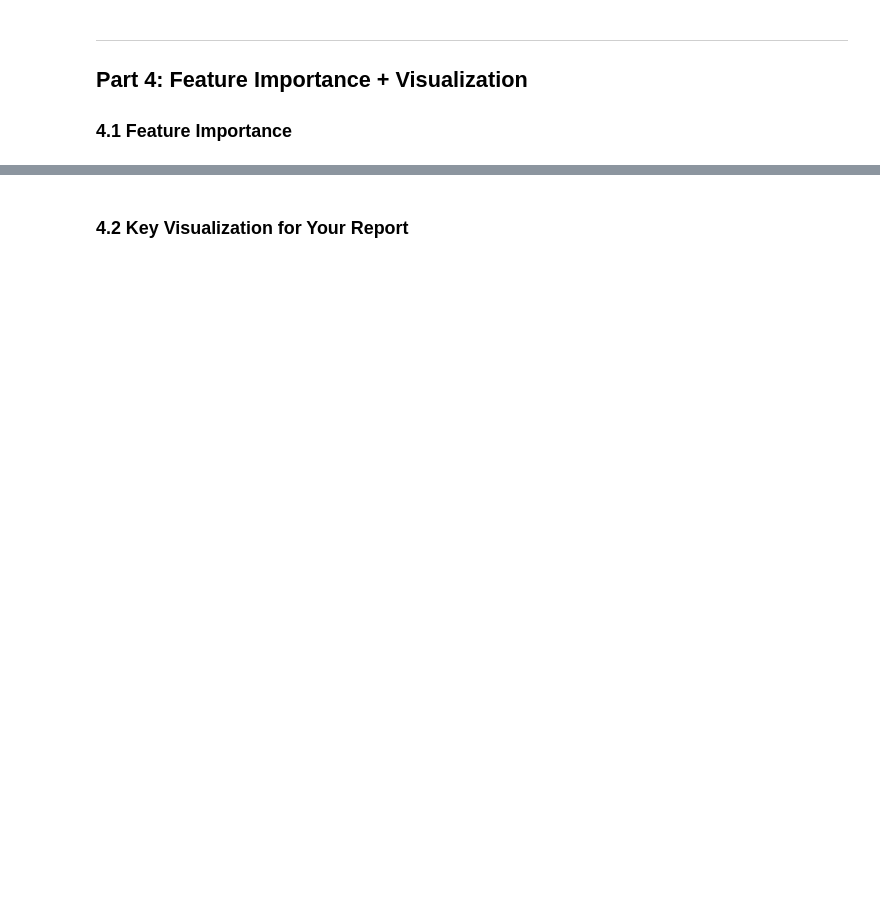
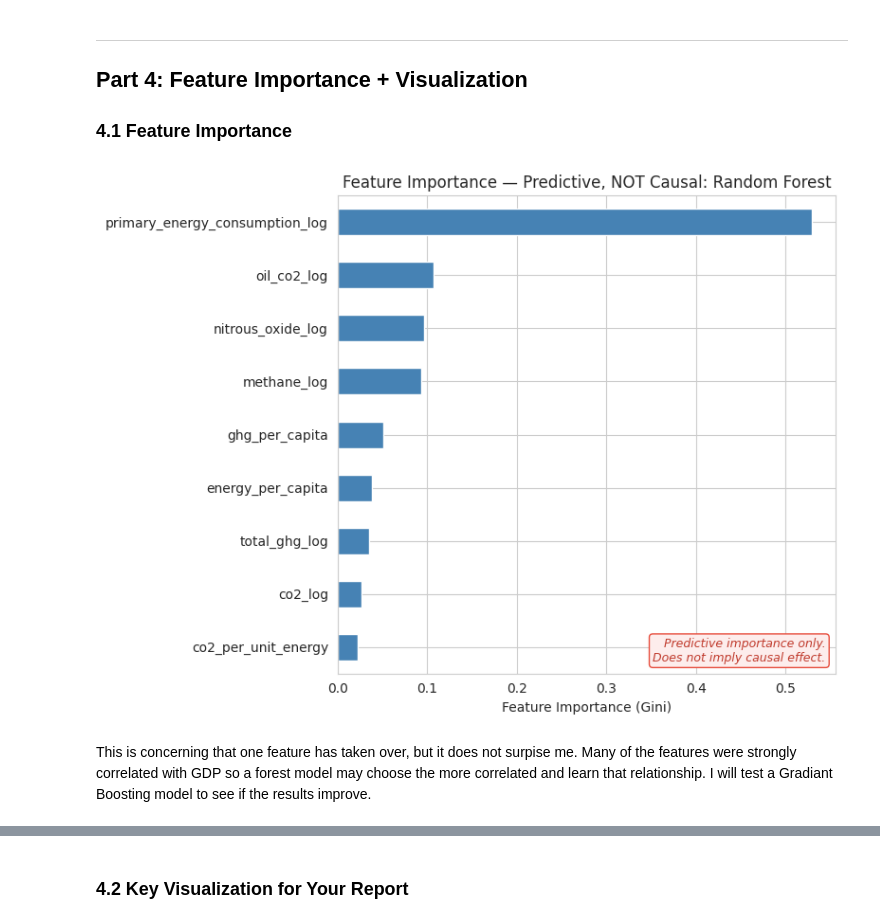
Before and after one commit to aydanali/ECON3916-Stats-and-ML, a Jupyter notebook: FinalProject/3916_final_project_starter.ipynb, the cells around one changed output, grey strips where cells are left out. Cells and saved outputs as stored; diff of their text form; code cells hidden in the pictures; blank space fills up the shorter version.

```diff
--- a/FinalProject/3916_final_project_starter.ipynb
+++ b/FinalProject/3916_final_project_starter.ipynb
@@ -331,9 +827,9 @@ Test:  10083 samples
 from sklearn.linear_model import LinearRegression
 
 model_1 = LinearRegression()
-model_1.fit(X_train, y_train)
+model_1.fit(X_train_scaled, y_train)
 
-y_pred_1 = model_1.predict(X_test)
+y_pred_1 = model_1.predict(X_test_scaled)
 
 # # Classification metrics
 # print('Model 1: Logistic Regression')
@@ -342,5 +838,5 @@ y_pred_1 = model_1.predict(X_test)
 # Regression metrics (use these instead if regression)
 print(f'RMSE: {np.sqrt(mean_squared_error(y_test, y_pred_1)):.4f}')
 print(f'MAE:  {mean_absolute_error(y_test, y_pred_1):.4f}')
-print(f'R2:   {r2_score(y_test, y_pred_1):.4f}')
+print(f'R²:   {r2_score(y_test, y_pred_1):.4f}')
 # %% [output]
@@ -357,12 +873,14 @@ R2:   0.5366
 #   Classification: RandomForestClassifier, GradientBoostingClassifier
 #   Regression: RandomForestRegressor, GradientBoostingRegressor
 
-# from sklearn.ensemble import RandomForestClassifier  # or RandomForestRegressor
+from sklearn.ensemble import RandomForestRegressor
 #
-# model_2 = RandomForestClassifier(n_estimators=200, random_state=RANDOM_STATE)
-# model_2.fit(X_train, y_train)
+model_2 = RandomForestRegressor(n_estimators=200, random_state=RANDOM_STATE)
+model_2.fit(X_train, y_train)
 #
-# y_pred_2 = model_2.predict(X_test)
+y_pred_2 = model_2.predict(X_test)
 #
-# print('Model 2: Random Forest')
-# print(classification_report(y_test, y_pred_2))
+print('Model 2: Random Forest')
+print(f'RMSE:  {np.sqrt(mean_squared_error(y_test, y_pred_2)):.4f}')
+print(f'MAE:  {mean_absolute_error(y_test, y_pred_2):.4f}')
+print(f'R²:   {r2_score(y_test, y_pred_2):.4f}')
@@ -398,26 +931,30 @@ R2:   0.5366
 # %%
 # ============================================================
 # 4.1 Feature importance (Ch 19)
 # ============================================================
 
-# # For tree-based models:
-# importances = pd.Series(
-#     model_2.feature_importances_, index=X.columns
-# ).sort_values(ascending=True)
-#
-# fig, ax = plt.subplots(figsize=(8, 6))
-# importances.plot(kind='barh', ax=ax, color='steelblue')
-# ax.set_xlabel('Feature Importance (Gini)')
-# ax.set_title('Feature Importance — Predictive, NOT Causal')
-#
-# # CRITICAL: Add the caveat banner
-# ax.text(
-#     0.98, 0.02,
-#     'Predictive importance only.\nDoes not imply causal effect.',
-#     transform=ax.transAxes, fontsize=9, ha='right', va='bottom',
-#     style='italic', color='#c0392b',
-#     bbox=dict(boxstyle='round,pad=0.3', facecolor='#fdedec', edgecolor='#e74c3c')
-# )
-#
-# plt.tight_layout()
-# plt.show()
+# For tree-based models:
+importances = pd.Series(
+    model_2.feature_importances_, index=X.columns
+).sort_values(ascending=True)
+
+fig, ax = plt.subplots(figsize=(8, 6))
+importances.plot(kind='barh', ax=ax, color='steelblue')
+ax.set_xlabel('Feature Importance (Gini)')
+ax.set_title('Feature Importance — Predictive, NOT Causal: Random Forest')
+
+# CRITICAL: Add the caveat banner
+ax.text(
+    0.98, 0.02,
+    'Predictive importance only.\nDoes not imply causal effect.',
+    transform=ax.transAxes, fontsize=9, ha='right', va='bottom',
+    style='italic', color='#c0392b',
+    bbox=dict(boxstyle='round,pad=0.3', facecolor='#fdedec', edgecolor='#e74c3c')
+)
+
+plt.tight_layout()
+plt.show()
+# %% [output]
+[figure, added]
+# %% [markdown]
+This is concerning that one feature has taken over, but it does not surpise me. Many of the features were strongly correlated with GDP so a forest model may choose the more correlated and learn that relationship. I will test a Gradiant Boosting model to see if the results improve.
```
Also changed, not shown: parts of 38 cells of this notebook.
